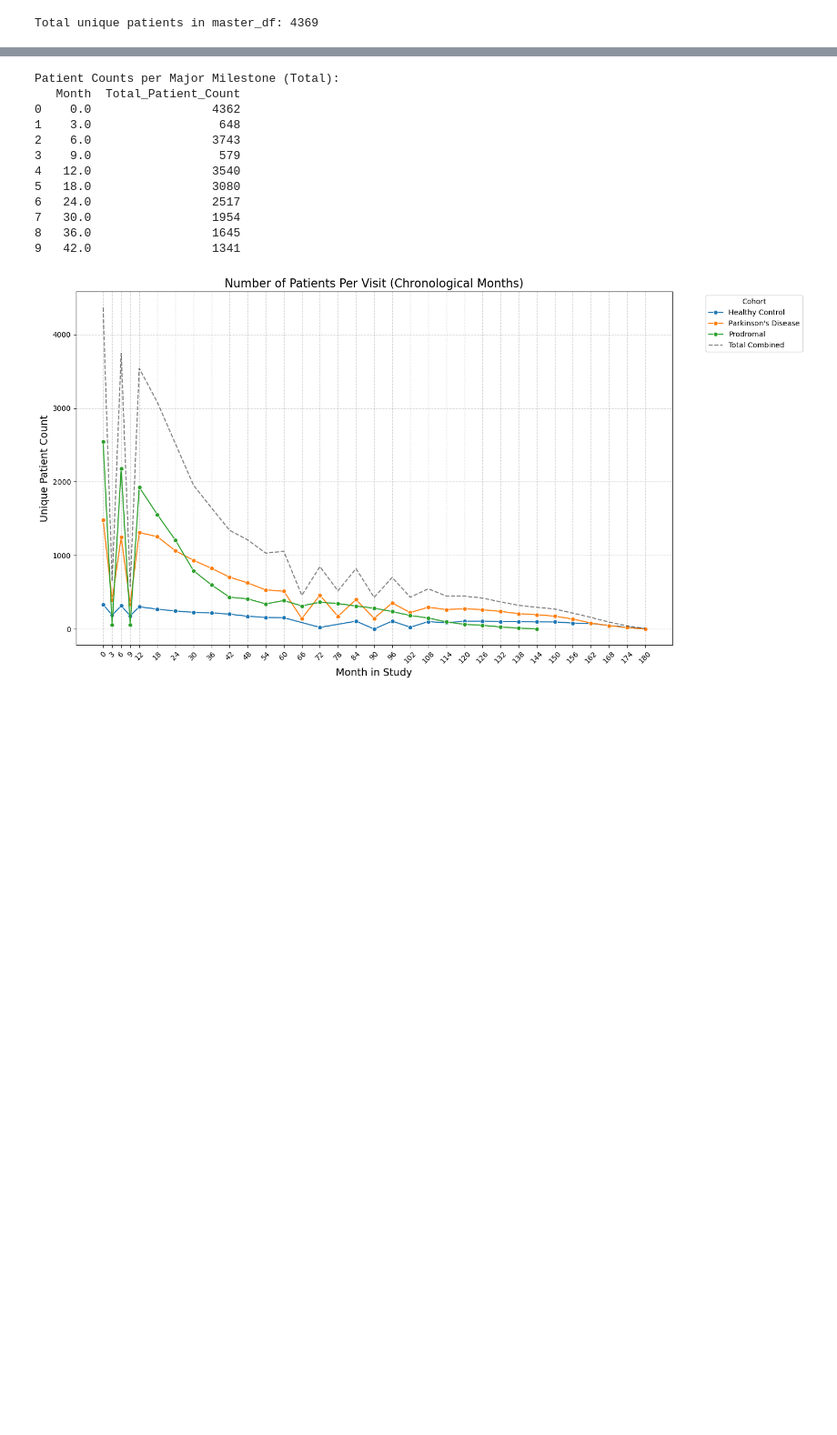
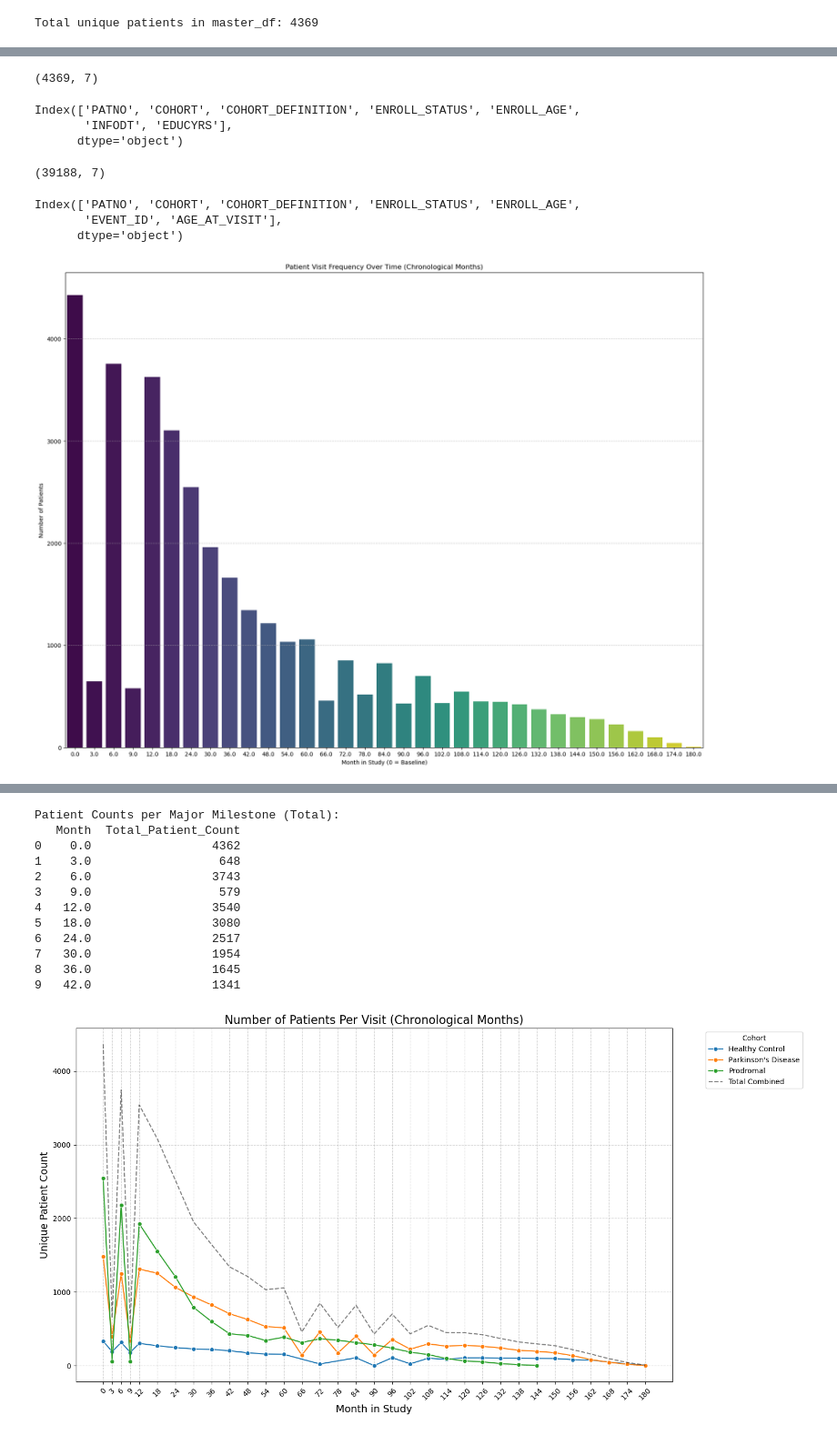
Before and after one commit to vutuongvy101/multimodal-pd-progression, a Jupyter notebook: Experiment/preprocessing/EDA_demographics.ipynb, the cells around one changed output, grey strips where cells are left out. Shown at 91% size. Drawn from its saved outputs; the diff is of its cells as text; code cells hidden in the pictures; blank space fills up the shorter version.

Commit message:
eda_demographics_merged_with_master_df

```diff
--- a/Experiment/preprocessing/EDA_demographics.ipynb
+++ b/Experiment/preprocessing/EDA_demographics.ipynb
@@ -49,3 +107,53 @@ print(age_at_visit_merged_df['EVENT_ID'].isna().sum())
+# %%
+# Create function that create new socio-economic_df by choosing only relevant columns
+def create_relevant_socio_economic_df(socio_economic_df):
+
+    # Filter rows where EVENT_ID='SC'
+    df_filtered = socio_economic_df[socio_economic_df['EVENT_ID'] == 'SC'].copy()
+
+    relevant_columns = [
+        'PATNO', 'INFODT','EDUCYRS']
+
+    # Return new demographic_df with only relevant columns
+    merged_df = df_filtered[relevant_columns].copy()
+
+    # Merge with master_df with 'PATNO'
+    merged_df = pd.merge(master_df, merged_df, on='PATNO', how='left')
+
+    return merged_df
+
+socio_economic_df = create_relevant_socio_economic_df(socio_economic_df)
+print(socio_economic_df.shape)
+socio_economic_df.columns
+# %% [output]
+(4369, 7)
+Index(['PATNO', 'COHORT', 'COHORT_DEFINITION', 'ENROLL_STATUS', 'ENROLL_AGE',
+       'INFODT', 'EDUCYRS'],
+      dtype='object')
+# %%
+# Create function that create new age_at_visit_df by choosing only relevant columns
+def create_relevant_age_at_visit_df(age_at_visit_df):
+
+    # Filter only relevant rows
+    relevant_columns = [
+        'PATNO', 'EVENT_ID', 'AGE_AT_VISIT']
+
+    # Return new demographic_df with only relevant columns
+    age_at_visit_df = age_at_visit_df[relevant_columns].copy()
+
+    # Merge age_at_visit_df to master_df on 'PATNO'
+    merged_df = pd.merge(master_df, age_at_visit_df, on='PATNO', how='left')
+
+    return merged_df
+
+age_at_visit_df = create_relevant_age_at_visit_df(age_at_visit_df)
+print(age_at_visit_df.shape)
+age_at_visit_df.columns
+# %% [output]
+(39188, 7)
+Index(['PATNO', 'COHORT', 'COHORT_DEFINITION', 'ENROLL_STATUS', 'ENROLL_AGE',
+       'EVENT_ID', 'AGE_AT_VISIT'],
+      dtype='object')
 # %%
 # Function to map EVENT_ID to Month using code list annotated CSV
 def get_ppmi_event_months(code_list_path, mod_name='_ALL'):
@@ -77,30 +185,50 @@ def get_ppmi_event_months(code_list_path, mod_name='_ALL'):
         if 'SC' in code.upper():
             continue
 
         # 1. Look for "Month X" or "X Month" using regex
         month_match = re.search(r'MONTH\s*(\d+)', decode)
         if not month_match:
             month_match = re.search(r'(\d+)\s*MONTH', decode)
 
         if month_match:
             mapping[code] = int(month_match.group(1))
         # 2. Handle Keywords for start points
         elif 'BASELINE' in decode or decode == 'BL':
             mapping[code] = 0
         # 3. Handle Phone Visits (P-codes)
         elif code.startswith('P') and code[1:].isdigit():
             mapping[code] = int(code[1:])
 
     return mapping
 
 def prepare_df_for_chronological_plot(df, event_mapping):
     """
     Adds a 'MONTH' column to a dataframe and sorts it chronologically.
     """
     df = df.copy()
     df['MONTH'] = df['EVENT_ID'].map(event_mapping)
 
     # Drop rows that don't have a chronological month (e.g., LOG, GMU, ED)
     df = df.dropna(subset=['MONTH'])
 
     return df.sort_values('MONTH')
+
+# Usage Example:
+# Create the mapping from code_list_annotated CSV
+mapping = get_ppmi_event_months('../../ppmi_pd/Data___Databases/Code_List_-__Annotated__14Dec2025.csv')
+
+# Apply to your data (e.g., your master_merge or moca_df)
+# Let's assume you have a dataframe 'my_data' with an 'EVENT_ID' column
+plot_df = prepare_df_for_chronological_plot(age_at_visit_df, mapping)
+
+# Plot Frequency/Count
+plt.figure(figsize=(20, 15))
+sns.countplot(data=plot_df, x='MONTH', hue='MONTH', palette='viridis', legend=False)
+
+plt.title('Patient Visit Frequency Over Time (Chronological Months)')
+plt.xlabel('Month in Study (0 = Baseline)')
+plt.ylabel('Number of Patients')
+plt.grid(axis='y', linestyle='--', alpha=0.7)
+plt.show()
+# %% [output]
+[figure, added]
```
Also changed, not shown: parts of 15 cells of this notebook, 1 other file.
